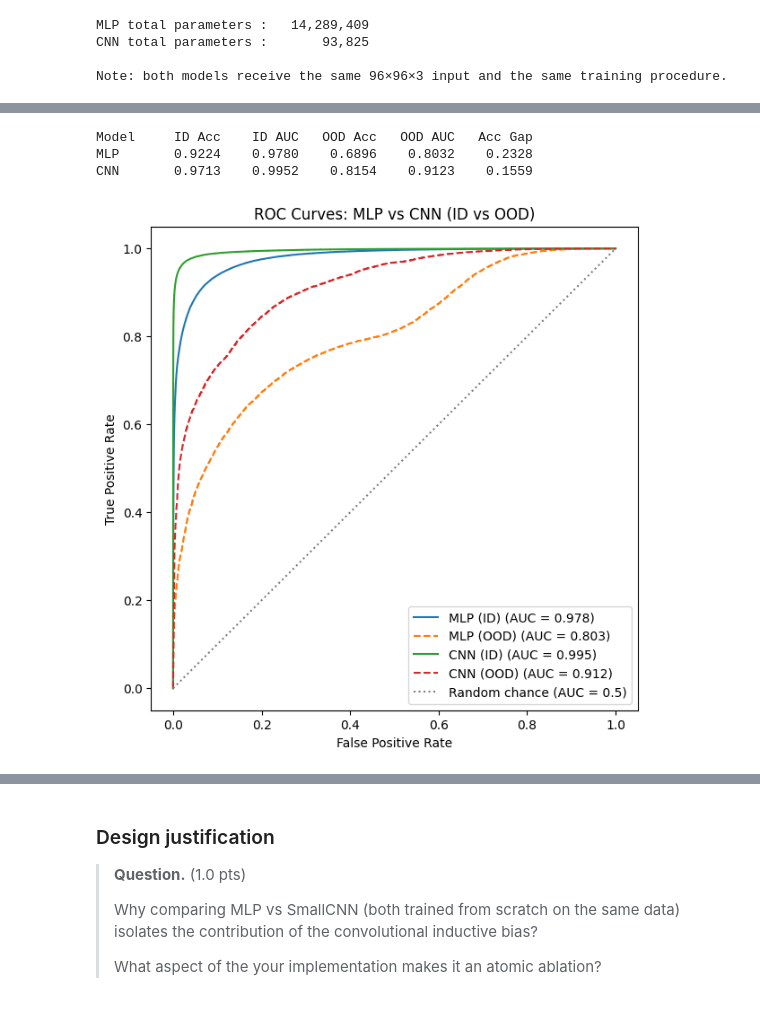
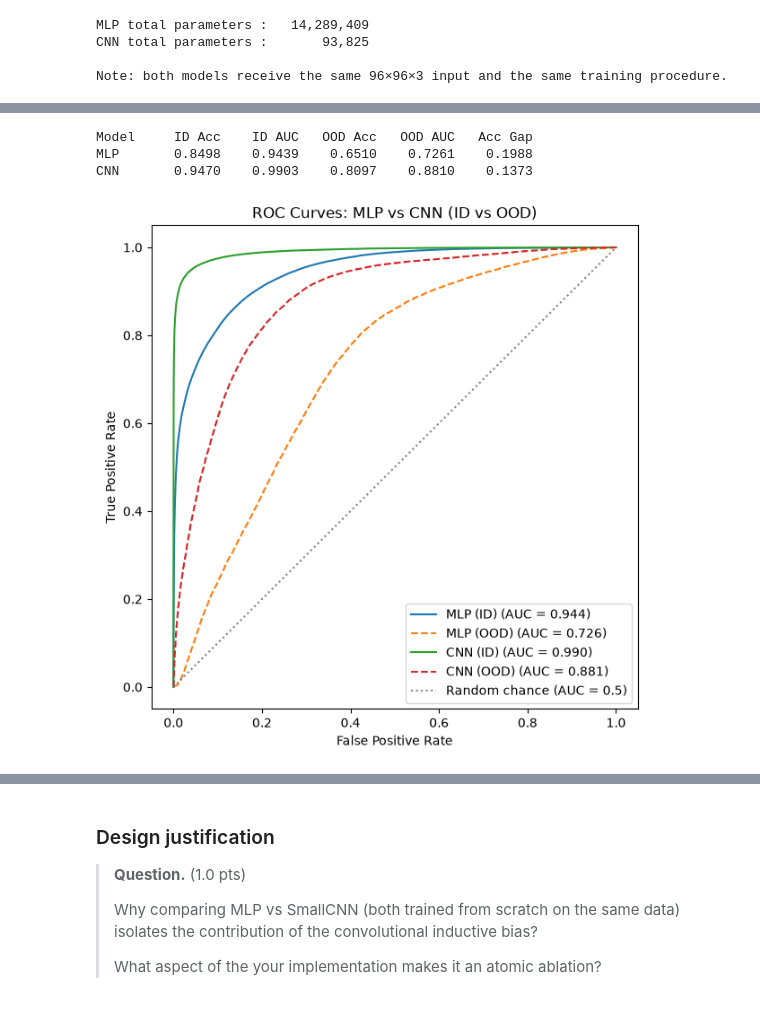
Before and after one commit to mariagabi-lustosa/Tarefa3_MC886, a Jupyter notebook: mc886_1s2026_assignment_3.ipynb, the cells around one changed output, grey strips where cells are left out. Drawn from its saved outputs; the diff is of its cells as text; code cells hidden in the pictures.

```diff
--- a/mc886_1s2026_assignment_3.ipynb
+++ b/mc886_1s2026_assignment_3.ipynb
@@ -362,16 +359,14 @@ When transferring the model to histopathology, it is not immediately clear which
 # Representation cached from the ResNet-18 backbone
 
 from tqdm.auto import tqdm
-
-backbone = resnet18(weights=None)
-state_dict = torch.load("weights/resnet18-f37072fd.pth", map_location="cpu")
-backbone.load_state_dict(state_dict)
+backbone = resnet18(weights=ResNet18_Weights.IMAGENET1K_V1)
+backbone.fc = nn.Identity()  # Remove the final classification layer to get features instead of predictions.
 backbone.to(DEVICE)
-
 backbone.fc = nn.Identity()  # Remove the final classification layer to get features instead of predictions.
 
 train_loader = get_train_loader("standard", train_data, batch_size=128, num_workers=4)
 val_loader = DataLoader(val_data, batch_size=128, shuffle=False, num_workers=4)
+test_loader = DataLoader(test_data, batch_size=128, shuffle=False, num_workers=4)
 
 with torch.no_grad():
     backbone.eval()
@@ -394,5 +389,19 @@ with torch.no_grad():
         val_labels.append(labels)
 
 
+
+    test_features = []
+    test_labels = []
+    for images, labels, _ in tqdm(test_loader, desc="Extracting test features"):
+        images = images.to(DEVICE)
+        features = backbone(images).cpu()
+        test_features.append(features)
+        test_labels.append(labels)
+
+
+
+
+
 resnet_train_dataset = TensorDataset(torch.cat(train_features), torch.cat(train_labels))
 resnet_val_dataset = TensorDataset(torch.cat(val_features), torch.cat(val_labels))
+resnet_test_dataset = TensorDataset(torch.cat(test_features), torch.cat(test_labels))
@@ -514,17 +600,18 @@ plt.show()
 # %%
-# Evaluate on validation set (OOD)
-val_metrics = evaluate_model(model, val_loader)
-print(f"OOD Accuracy: {val_metrics['accuracy']:.4f}")
-print(f"OOD AUC-ROC:  {val_metrics['auc_roc']:.4f}")
+# Evaluate on test set (OOD)
+test_loader = DataLoader(resnet_test_dataset, batch_size=128, shuffle=False, num_workers=4)
+test_metrics = evaluate_model(model, test_loader)
+print(f"OOD Accuracy: {test_metrics['accuracy']:.4f}")
+print(f"OOD AUC-ROC:  {test_metrics['auc_roc']:.4f}")
 
 # ROC curve
 fig, ax = plt.subplots(figsize=(6, 6))
-fpr, tpr, _ = roc_curve(val_metrics["labels"], val_metrics["probs"])
-ax.plot(fpr, tpr, label=f"Linear Probe (AUC = {val_metrics['auc_roc']:.3f})")
+fpr, tpr, _ = roc_curve(test_metrics["labels"], test_metrics["probs"])
+ax.plot(fpr, tpr, label=f"Linear Probe (AUC = {test_metrics['auc_roc']:.3f})")
 ax.plot([0, 1], [0, 1], linestyle=":", color="gray", label="Random chance (AUC = 0.5)")
 ax.set_xlabel("False Positive Rate")
 ax.set_ylabel("True Positive Rate")
-ax.set_title("ROC Curve — Linear Probe (Validation)")
+ax.set_title("ROC Curve — Linear Probe (Test)")
 ax.legend()
 plt.show()
 # %% [output]
@@ -799,42 +885,42 @@ plt.show()
 # %%
 # ID (train; hospitals 3, 4, 5) vs OOD (val, hospital 1)
 mlp_id_metrics = evaluate_model(mlp, train_loader)
-mlp_ood_metrics = evaluate_model(mlp, val_loader)
+mlp_ood_metrics = evaluate_model(mlp, test_loader)
 
 cnn_id_metrics = evaluate_model(cnn, train_loader)
-cnn_ood_metrics = evaluate_model(cnn, val_loader)
+cnn_ood_metrics = evaluate_model(cnn, test_loader)
 
 # AUC: Area Under [the ROC] Curve
 print(f"{'Model':<6}{'ID Acc':>10}{'ID AUC':>10}{'OOD Acc':>10}{'OOD AUC':>10}{'Acc Gap':>10}")
 for name, id_m, ood_m in [("MLP", mlp_id_metrics, mlp_ood_metrics), ("CNN", cnn_id_metrics, cnn_ood_metrics)]:
     gap = id_m["accuracy"] - ood_m["accuracy"]
     print(f"{name:<6}{id_m['accuracy']:>10.4f}{id_m['auc_roc']:>10.4f}{ood_m['accuracy']:>10.4f}{ood_m['auc_roc']:>10.4f}{gap:>10.4f}")
 
 # ROC curves: fpr/tpr for every (model, split) combination, plus the y=x diagonal (AUC = 0.5, random chance).
 fig, ax = plt.subplots(figsize=(7, 7))
 
 roc_inputs = [
     ("MLP (ID)", mlp_id_metrics, "-"),
     ("MLP (OOD)", mlp_ood_metrics, "--"),
     ("CNN (ID)", cnn_id_metrics, "-"),
     ("CNN (OOD)", cnn_ood_metrics, "--"),
 ]
 
 for name, metrics, linestyle in roc_inputs:
     fpr, tpr, _ = roc_curve(metrics["labels"], metrics["probs"])
     ax.plot(fpr, tpr, linestyle=linestyle, label=f"{name} (AUC = {metrics['auc_roc']:.3f})")
 
 ax.plot([0, 1], [0, 1], linestyle=":", color="gray", label="Random chance (AUC = 0.5)")
 ax.set_xlabel("False Positive Rate")
 ax.set_ylabel("True Positive Rate")
 ax.set_title("ROC Curves: MLP vs CNN (ID vs OOD)")
 ax.legend()
 plt.show()
 # %% [output]
 Model     ID Acc    ID AUC   OOD Acc   OOD AUC   Acc Gap
-MLP       0.9224    0.9780    0.6896    0.8032    0.2328
-CNN       0.9713    0.9952    0.8154    0.9123    0.1559
+MLP       0.8498    0.9439    0.6510    0.7261    0.1988
+CNN       0.9470    0.9903    0.8097    0.8810    0.1373
-[figure, old version]
+[figure, new version]
 # %%
 # Confusion matrices: one per (model, split) combination, using the same 0.5 threshold as evaluate_model.
 fig, axes = plt.subplots(2, 2, figsize=(10, 10))
```
Also changed, not shown: parts of 23 cells of this notebook.
